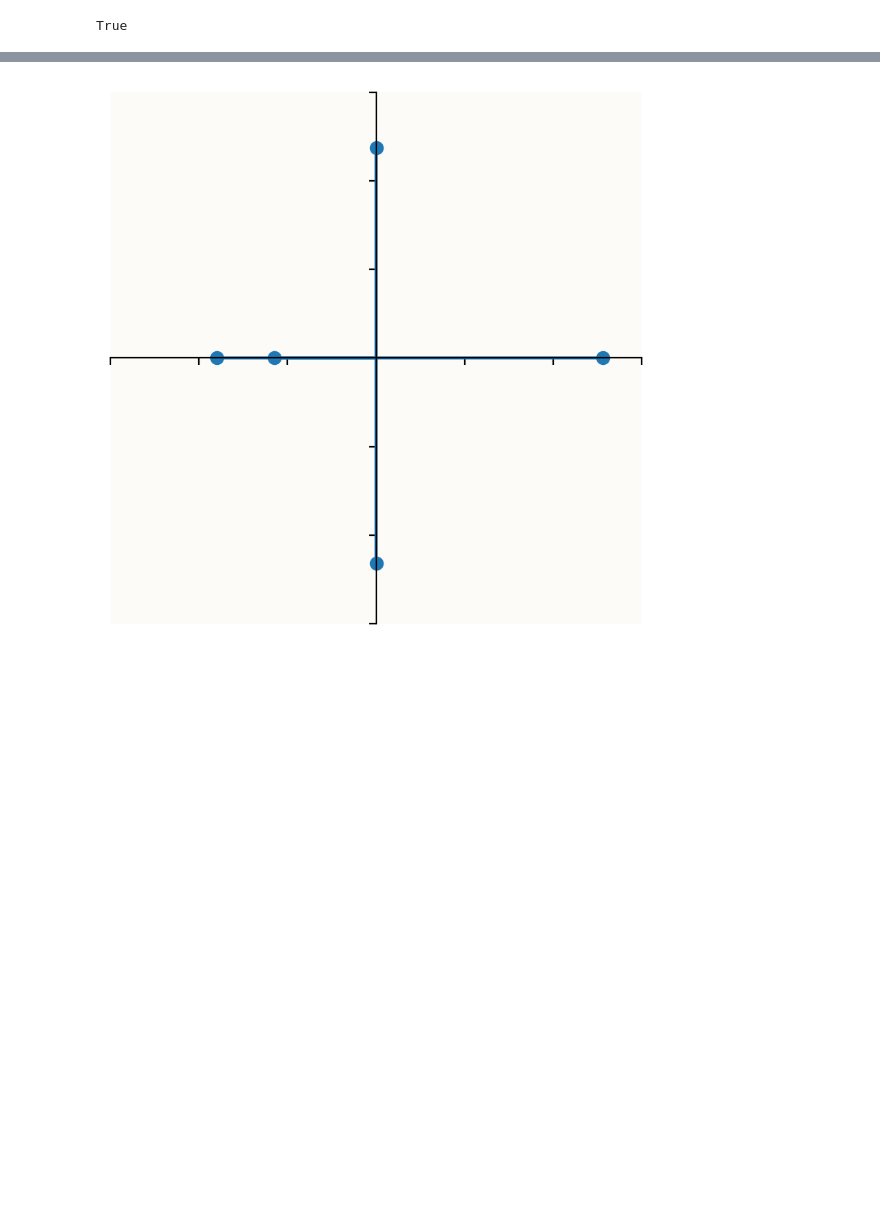
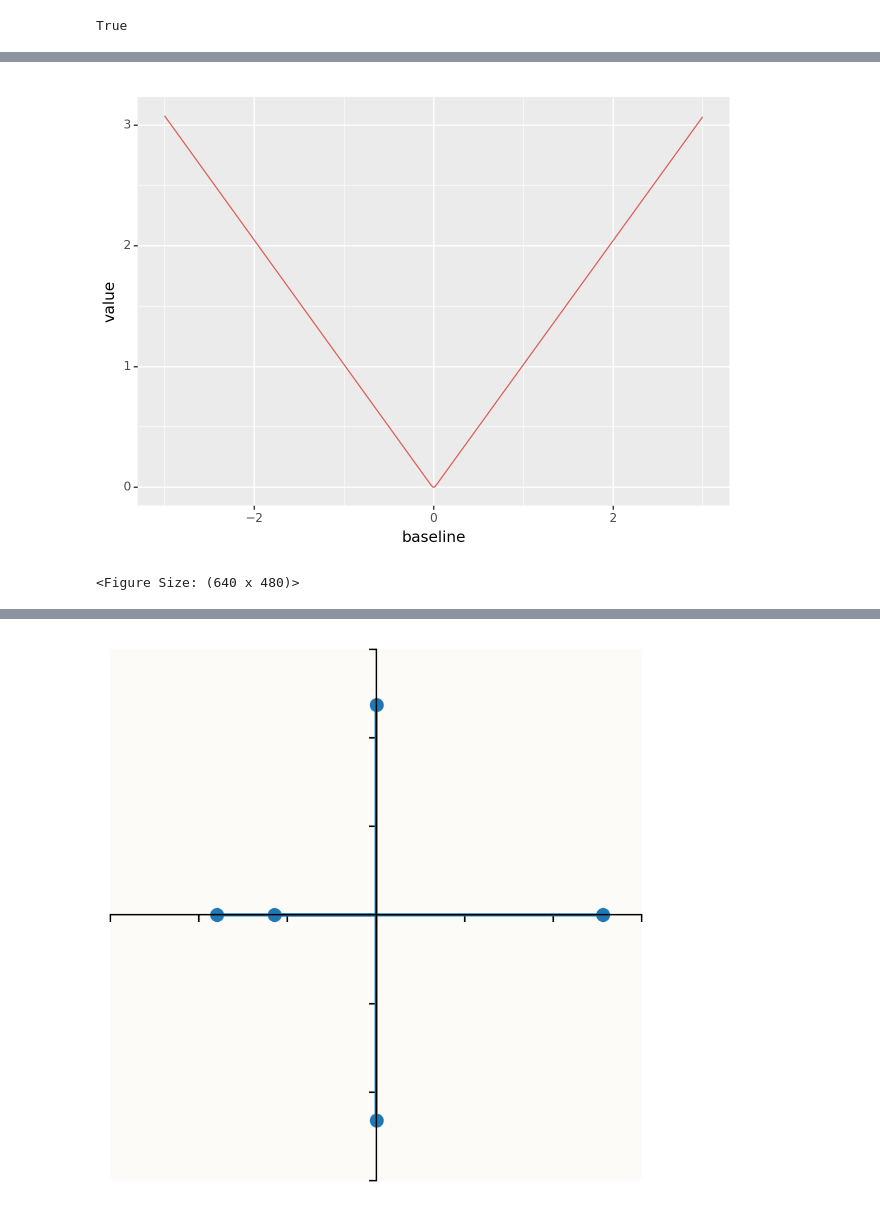
Before and after one commit to dashstander/superposition, a Jupyter notebook: basics.ipynb, the cells around one changed output, grey strips where cells are left out. Saved outputs shown, nothing was run; the diff lists cells and outputs as text; code cells hidden in the pictures; blank space fills up the shorter version.

```diff
--- a/basics.ipynb
+++ b/basics.ipynb
@@ -230,0 +236,5 @@ tensor([[-8.4099e-05,  1.6878e-06, -1.5034e+00, -4.3521e-05,  1.9523e-04],
+# %%
+ggplot(df.filter(pl.col('variable') == 'feature0'), aes(x='baseline', y='value', color='variable')) + geom_line(show_legend=False)
+# %% [output]
+[figure, added]
+<Figure Size: (640 x 480)>
```
Also changed, not shown: parts of 55 cells of this notebook.
